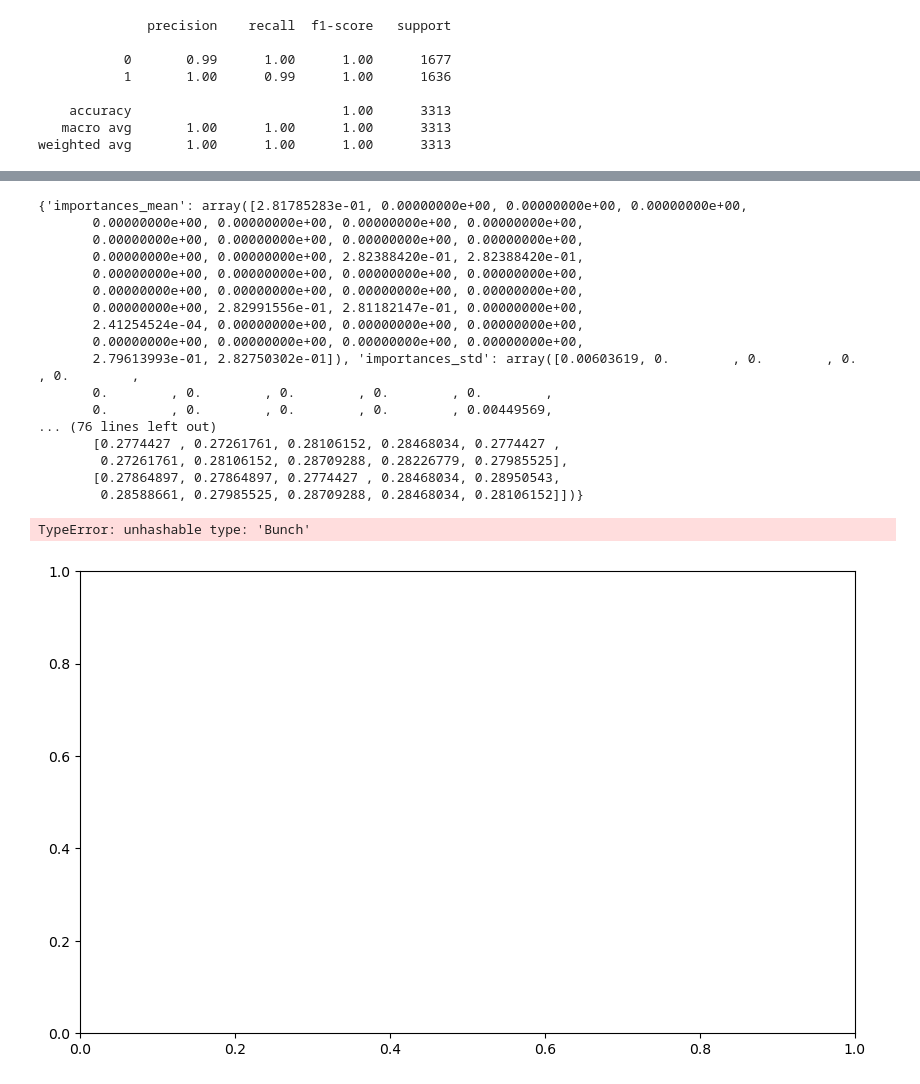
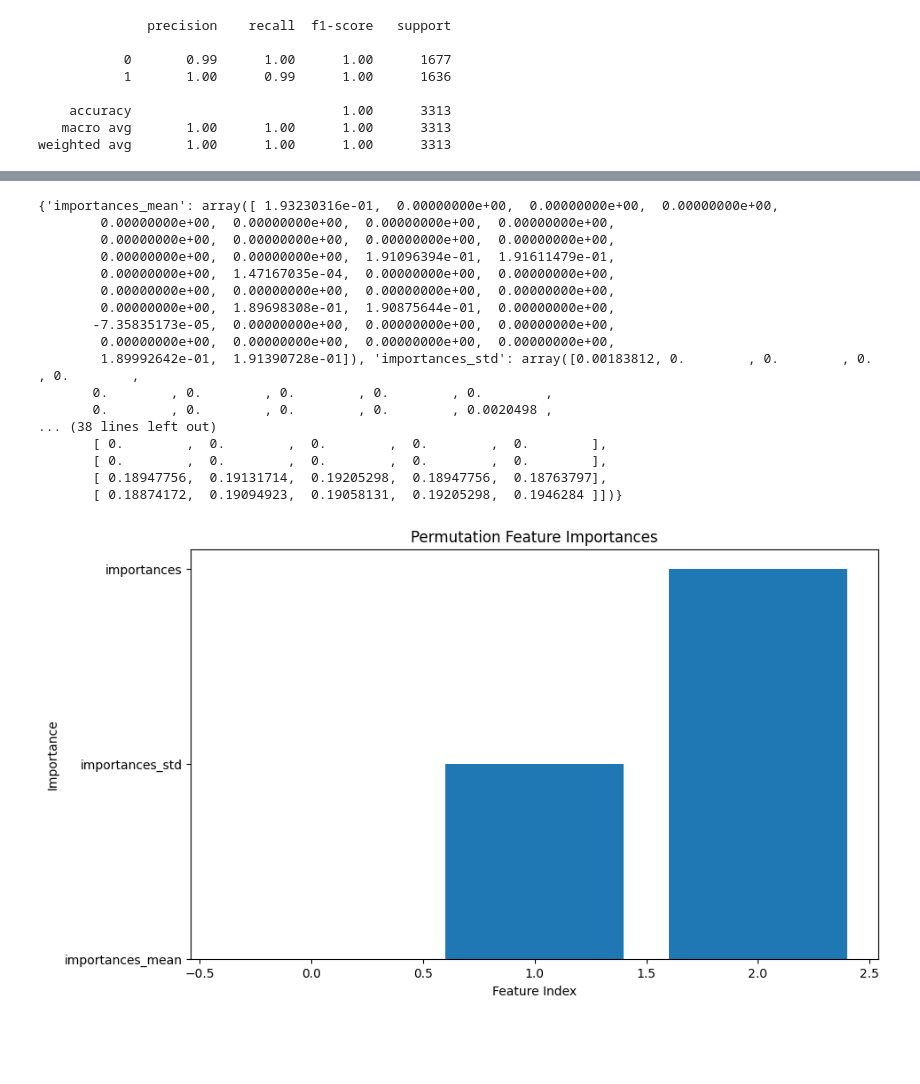
Before and after one commit to crux007/SVM, a Jupyter notebook: forIfy.ipynb, the cells around one changed output, grey strips where cells are left out. Saved outputs shown, nothing was run; the diff lists cells and outputs as text; code cells hidden in the pictures; blank space fills up the shorter version.

```diff
--- a/forIfy.ipynb
+++ b/forIfy.ipynb
@@ -465,37 +474,46 @@ plt.show()
 # %% [output]
 [figure]
 # %%
+# Import necessary modules
+from sklearn.inspection import permutation_importance
+
+# Define X_test_resampled and y_test_resampled
+X_test_resampled = df1.drop('y', axis=1)
+y_test_resampled = df1['y']
+
 # Calculate the permutation feature importance
-importances = permutation_importance(grid.best_estimator_, X_test_resampled, y_test_resampled, n_repeats=10, random_state=42)
+importances = permutation_importance(grid.best_estimator_, X_test_resampled, y_test_resampled, random_state=42)
 
 # Print the feature importances
 print(importances)
 # %% [output]
-{'importances_mean': array([2.81785283e-01, 0.00000000e+00, 0.00000000e+00, 0.00000000e+00,
-       0.00000000e+00, 0.00000000e+00, 0.00000000e+00, 0.00000000e+00,
-       0.00000000e+00, 0.00000000e+00, 0.00000000e+00, 0.00000000e+00,
-       0.00000000e+00, 0.00000000e+00, 2.82388420e-01, 2.82388420e-01,
-       0.00000000e+00, 0.00000000e+00, 0.00000000e+00, 0.00000000e+00,
-       0.00000000e+00, 0.00000000e+00, 0.00000000e+00, 0.00000000e+00,
-       0.00000000e+00, 2.82991556e-01, 2.81182147e-01, 0.00000000e+00,
-       2.41254524e-04, 0.00000000e+00, 0.00000000e+00, 0.00000000e+00,
-       0.00000000e+00, 0.00000000e+00, 0.00000000e+00, 0.00000000e+00,
-       2.79613993e-01, 2.82750302e-01]), 'importances_std': array([0.00603619, 0.        , 0.        , 0.        , 0.        ,
+{'importances_mean': array([ 1.93230316e-01,  0.00000000e+00,  0.00000000e+00,  0.00000000e+00,
+        0.00000000e+00,  0.00000000e+00,  0.00000000e+00,  0.00000000e+00,
+        0.00000000e+00,  0.00000000e+00,  0.00000000e+00,  0.00000000e+00,
+        0.00000000e+00,  0.00000000e+00,  1.91096394e-01,  1.91611479e-01,
+        0.00000000e+00,  1.47167035e-04,  0.00000000e+00,  0.00000000e+00,
+        0.00000000e+00,  0.00000000e+00,  0.00000000e+00,  0.00000000e+00,
+        0.00000000e+00,  1.89698308e-01,  1.90875644e-01,  0.00000000e+00,
+       -7.35835173e-05,  0.00000000e+00,  0.00000000e+00,  0.00000000e+00,
+        0.00000000e+00,  0.00000000e+00,  0.00000000e+00,  0.00000000e+00,
+        1.89992642e-01,  1.91390728e-01]), 'importances_std': array([0.00183812, 0.        , 0.        , 0.        , 0.        ,
        0.        , 0.        , 0.        , 0.        , 0.        ,
-       0.        , 0.        , 0.        , 0.        , 0.00449569,
-... (76 lines left out)
-       [0.2774427 , 0.27261761, 0.28106152, 0.28468034, 0.2774427 ,
-        0.27261761, 0.28106152, 0.28709288, 0.28226779, 0.27985525],
-       [0.27864897, 0.27864897, 0.2774427 , 0.28468034, 0.28950543,
-        0.28588661, 0.27985525, 0.28709288, 0.28468034, 0.28106152]])}
+       0.        , 0.        , 0.        , 0.        , 0.0020498 ,
+... (38 lines left out)
+       [ 0.        ,  0.        ,  0.        ,  0.        ,  0.        ],
+       [ 0.        ,  0.        ,  0.        ,  0.        ,  0.        ],
+       [ 0.18947756,  0.19131714,  0.19205298,  0.18947756,  0.18763797],
+       [ 0.18874172,  0.19094923,  0.19058131,  0.19205298,  0.1946284 ]])}
 # %%
+# Convert the 'Bunch' object to a string
+importances_str = [str(i) for i in importances]
+
 # Plot the feature importances
 plt.figure(figsize=(10,6))
-plt.bar(range(len(importances)), importances)
+plt.bar(range(len(importances_str)), importances_str)
 plt.xlabel('Feature Index')
 plt.ylabel('Importance')
 plt.title('Permutation Feature Importances')
 plt.show()
 # %% [output]
-TypeError: unhashable type: 'Bunch'
-[figure, old version]
+[figure, new version]
```
Also changed, not shown: parts of 12 cells of this notebook.
